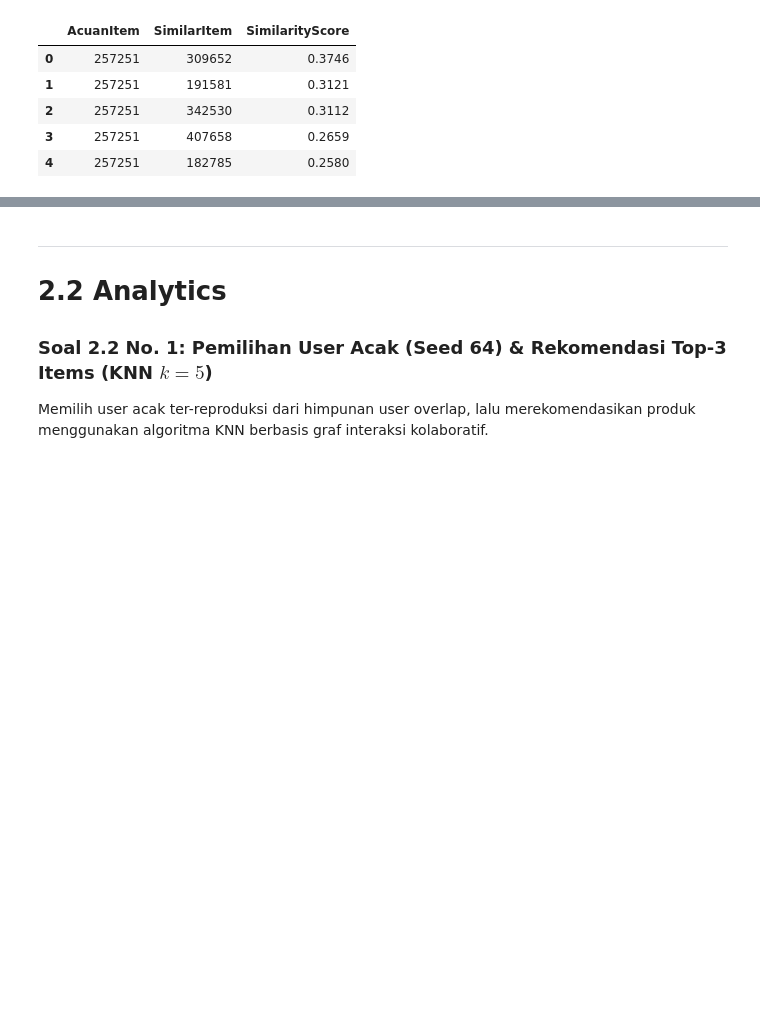
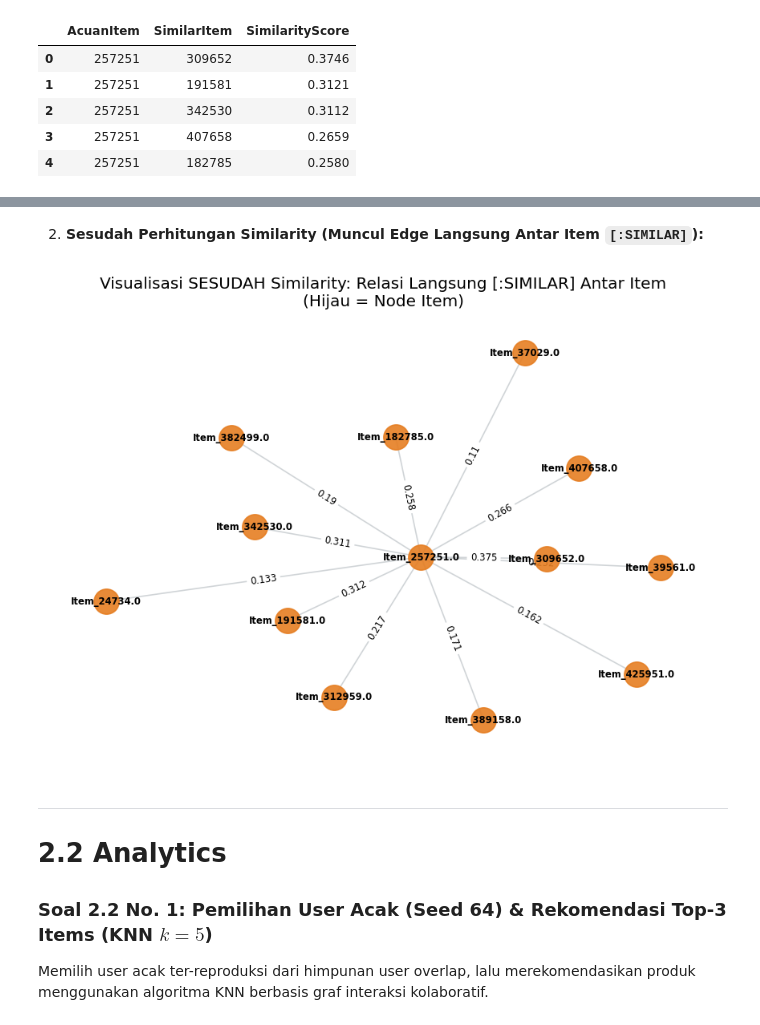
Before and after one commit to Rahma-183/UTS-Graf-Sains-Data, a Jupyter notebook: 02_UTS_Wrangling_EDA_Analytics.ipynb, the cells around one changed output, grey strips where cells are left out. Saved outputs shown, nothing was run; the diff lists cells and outputs as text; code cells hidden in the pictures; blank space fills up the shorter version.

```diff
--- a/02_UTS_Wrangling_EDA_Analytics.ipynb
+++ b/02_UTS_Wrangling_EDA_Analytics.ipynb
@@ -415,3 +487,37 @@ HASIL LENGKAP TOP-5 SIMILARITY RECORD ACUAN ITEM 257251
+# %% [markdown]
+2. **Sesudah Perhitungan Similarity (Muncul Edge Langsung Antar Item `[:SIMILAR]`):**
+# %%
+cypher_after = """
+MATCH (target:Item {itemId: 257251})-[s:SIMILAR]-(similar:Item)
+RETURN target.itemId AS item_a, similar.itemId AS item_b, s.score AS similarity_score
+ORDER BY similarity_score DESC
+LIMIT 15;
+"""
+with driver.session(database=DB_NAME) as session:
+    data_after = session.run(cypher_after, target_id='257251').data()
+    df_soal8after = pd.DataFrame(data_after)
+
+# Visualisasi Graf (Sesudah Similarity: Item langsung terhubung ke Item dengan bobot score)
+if not df_soal8after.empty:
+    G_after = nx.Graph()
+    for _, row in df_soal8after.iterrows():
+        G_after.add_edge(f"Item_{row['item_a']}", f"Item_{row['item_b']}", weight=round(row['similarity_score'], 3))
+
+    plt.figure(figsize=(9, 6), dpi=120)
+    pos = nx.spring_layout(G_after, seed=42)
+    nx.draw_networkx_nodes(G_after, pos, node_color="#e67e22", node_size=350, alpha=0.9)
+    nx.draw_networkx_edges(G_after, pos, edge_color="#bdc3c7", alpha=0.7)
+    nx.draw_networkx_labels(G_after, pos, font_size=7, font_weight="bold")
+
+    edge_labels = nx.get_edge_attributes(G_after, 'weight')
+    nx.draw_networkx_edge_labels(G_after, pos, edge_labels=edge_labels, font_size=7)
+
+    plt.title("Visualisasi SESUDAH Similarity: Relasi Langsung [:SIMILAR] Antar Item\n(Hijau = Node Item)")
+    plt.axis('off')
+    plt.savefig("plot_setelah_similarity.png")
+    plt.show()
+# %% [output]
+[figure, added]
 # %% [markdown]
 ---
 # 2.2 Analytics
```
Also changed, not shown: parts of 16 cells of this notebook, 7 other files.
